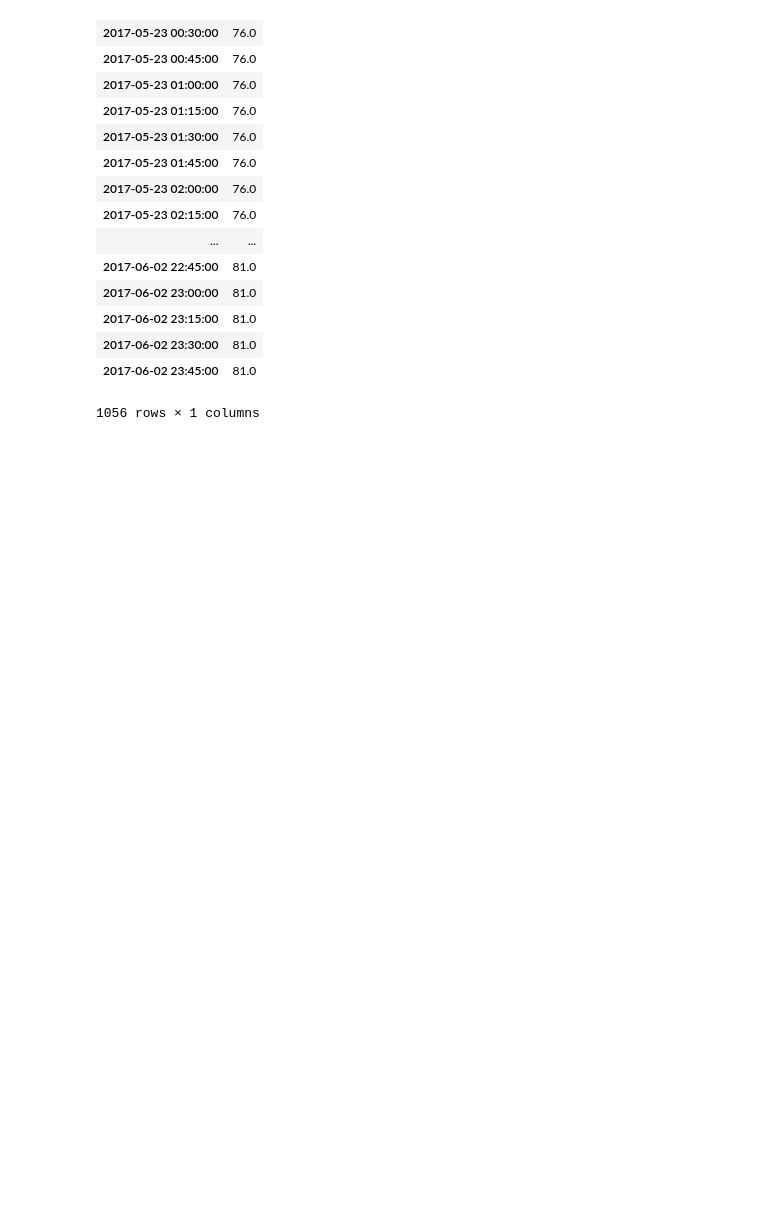
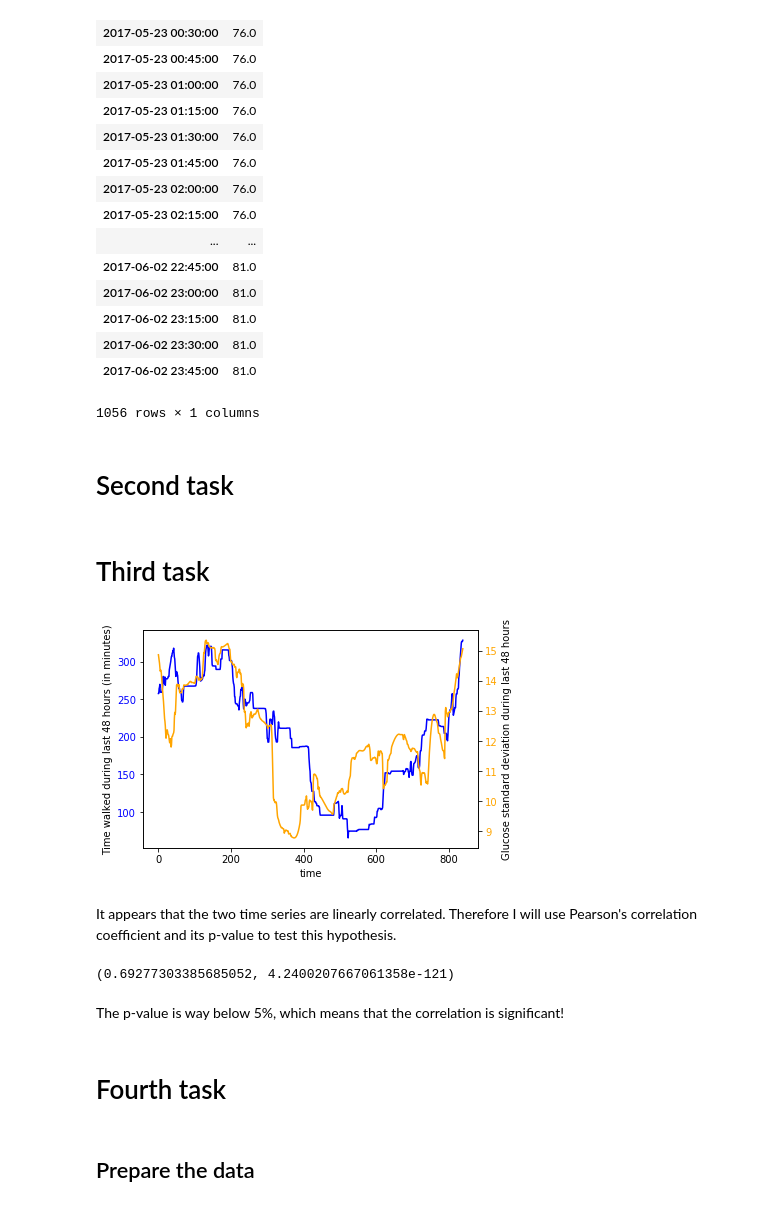
Before and after one commit to zaccharieramzi/glucose-challenge, a Jupyter notebook: main.ipynb, the cells around one changed output. Drawn from its saved outputs; the diff is of its cells as text; code cells hidden in the pictures; blank space fills up the shorter version.

```diff
--- a/main.ipynb
+++ b/main.ipynb
@@ -55,7 +59,7 @@ print(last_date)
 # %% [markdown]
 # First task
 # %%
-x = np.zeros(number_of_values)
+walking_time = np.zeros(number_of_values)
 # %%
 # TODO: iterating over a dataframe's rows is not very efficient. Think of a better way.
 def time_in_activity_between(s, start, stop):
@@ -166,6 +170,8 @@ df_glucose
 | 2017-06-02 23:30:00 | 81.0 |
 | 2017-06-02 23:45:00 | 81.0 |
 1056 rows × 1 columns
+# %% [markdown]
+# Second task
 # %%
 glucose_stddev = np.zeros(number_of_values)
 # %%
@@ -175,3 +181,39 @@ for i in range(number_of_values):
     glucose_stddev[i] = df_glucose[start:stop].std()
 # %%
 # print(glucose_stddev)
+# %% [markdown]
+# Third task
+# %%
+fig, ax1 = plt.subplots()
+ax2 = ax1.twinx()
+ax1.plot(walking_time, color="blue")
+ax1.set_xlabel("time")
+ax1.set_ylabel("Time walked during last 48 hours (in minutes)")
+
+ax2.plot(glucose_stddev, color="orange")
+ax2.set_ylabel("Glucose standard deviation during last 48 hours")
+
+def color_y_axis(ax, color):
+    """Color your axes.
+
+    Taken from : https://matplotlib.org/devdocs/gallery/api/two_scales.html
+    """
+    for t in ax.get_yticklabels():
+        t.set_color(color)
+    return None
+color_y_axis(ax1, "blue")
+color_y_axis(ax2, "orange")
+# %% [output]
+[figure, added]
+# %% [markdown]
+It appears that the two time series are linearly correlated. Therefore I will use Pearson's correlation coefficient and its p-value to test this hypothesis.
+# %%
+ss.pearsonr(walking_time, glucose_stddev)
+# %% [output]
+(0.69277303385685052, 4.2400207667061358e-121)
+# %% [markdown]
+The p-value is way below 5%, which means that the correlation is significant!
+# %% [markdown]
+# Fourth task
+# %% [markdown]
+## Prepare the data
```
Also changed, not shown: parts of 12 cells of this notebook.
